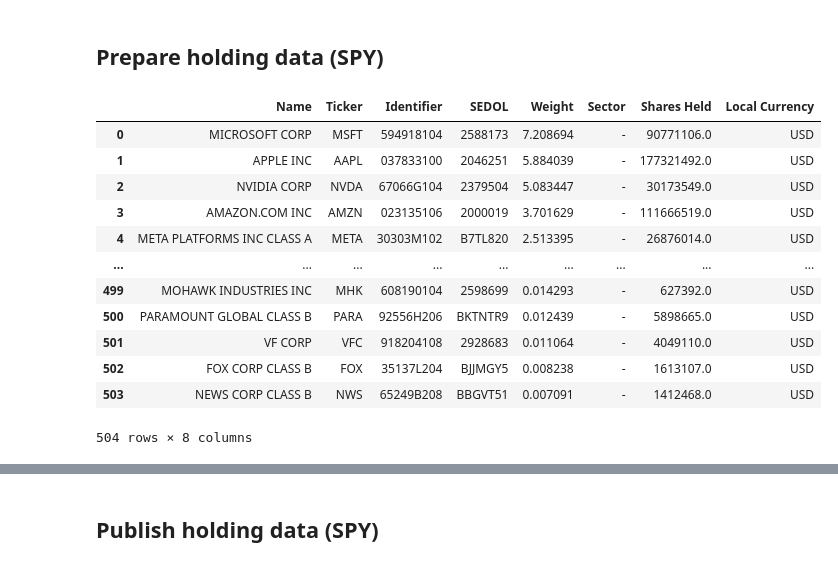
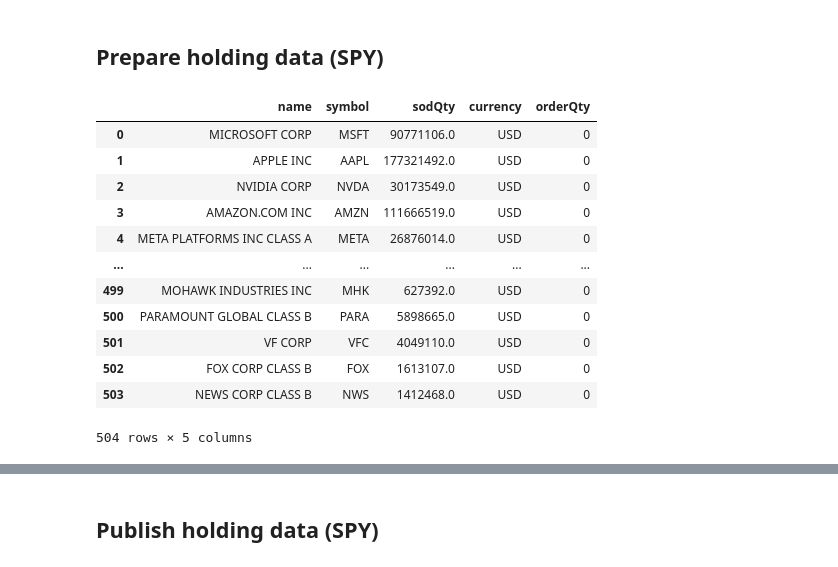
Before and after one commit to iswong/kafka-summit-2024, a Jupyter notebook: notebook/poc-prerequisite.ipynb, the cells around one changed output, grey strips where cells are left out. Saved outputs shown, nothing was run; the diff lists cells and outputs as text; code cells hidden in the pictures.

```diff
--- a/notebook/poc-prerequisite.ipynb
+++ b/notebook/poc-prerequisite.ipynb
@@ -122,18 +145,21 @@ print(f'{len(prices_df)} items produced.')
 # %%
 holding_df = pd.read_excel('../data/holdings-daily-us-en-spy.xlsx', skiprows=4)
 holding_df = holding_df[~holding_df['Ticker'].isna()]
+holding_df.rename(columns={'Shares Held': 'sodQty', 'Ticker': 'symbol', 'Local Currency':'currency','Name':'name'}, inplace=True)
+holding_df.drop(['Identifier', 'SEDOL', 'Weight', 'Sector'], axis=1, inplace=True)
+holding_df['orderQty'] = 0
 holding_df
 # %% [output]
-|  | Name | Ticker | Identifier | SEDOL | Weight | Sector | Shares Held | Local Currency |
-| 0 | MICROSOFT CORP | MSFT | 594918104 | 2588173 | 7.208694 | - | 90771106.0 | USD |
-| 1 | APPLE INC | AAPL | 037833100 | 2046251 | 5.884039 | - | 177321492.0 | USD |
-| 2 | NVIDIA CORP | NVDA | 67066G104 | 2379504 | 5.083447 | - | 30173549.0 | USD |
-| 3 | AMAZON.COM INC | AMZN | 023135106 | 2000019 | 3.701629 | - | 111666519.0 | USD |
-| 4 | META PLATFORMS INC CLASS A | META | 30303M102 | B7TL820 | 2.513395 | - | 26876014.0 | USD |
-| ... | ... | ... | ... | ... | ... | ... | ... | ... |
-| 499 | MOHAWK INDUSTRIES INC | MHK | 608190104 | 2598699 | 0.014293 | - | 627392.0 | USD |
-| 500 | PARAMOUNT GLOBAL CLASS B | PARA | 92556H206 | BKTNTR9 | 0.012439 | - | 5898665.0 | USD |
-| 501 | VF CORP | VFC | 918204108 | 2928683 | 0.011064 | - | 4049110.0 | USD |
-| 502 | FOX CORP CLASS B | FOX | 35137L204 | BJJMGY5 | 0.008238 | - | 1613107.0 | USD |
-| 503 | NEWS CORP CLASS B | NWS | 65249B208 | BBGVT51 | 0.007091 | - | 1412468.0 | USD |
+|  | name | symbol | sodQty | currency | orderQty |
+| 0 | MICROSOFT CORP | MSFT | 90771106.0 | USD | 0 |
+| 1 | APPLE INC | AAPL | 177321492.0 | USD | 0 |
+| 2 | NVIDIA CORP | NVDA | 30173549.0 | USD | 0 |
+| 3 | AMAZON.COM INC | AMZN | 111666519.0 | USD | 0 |
+| 4 | META PLATFORMS INC CLASS A | META | 26876014.0 | USD | 0 |
+| ... | ... | ... | ... | ... | ... |
+| 499 | MOHAWK INDUSTRIES INC | MHK | 627392.0 | USD | 0 |
+| 500 | PARAMOUNT GLOBAL CLASS B | PARA | 5898665.0 | USD | 0 |
+| 501 | VF CORP | VFC | 4049110.0 | USD | 0 |
+| 502 | FOX CORP CLASS B | FOX | 1613107.0 | USD | 0 |
+| 503 | NEWS CORP CLASS B | NWS | 1412468.0 | USD | 0 |
-504 rows × 8 columns
+504 rows × 5 columns
```
Also changed, not shown: parts of 5 cells of this notebook, 12 other files.
